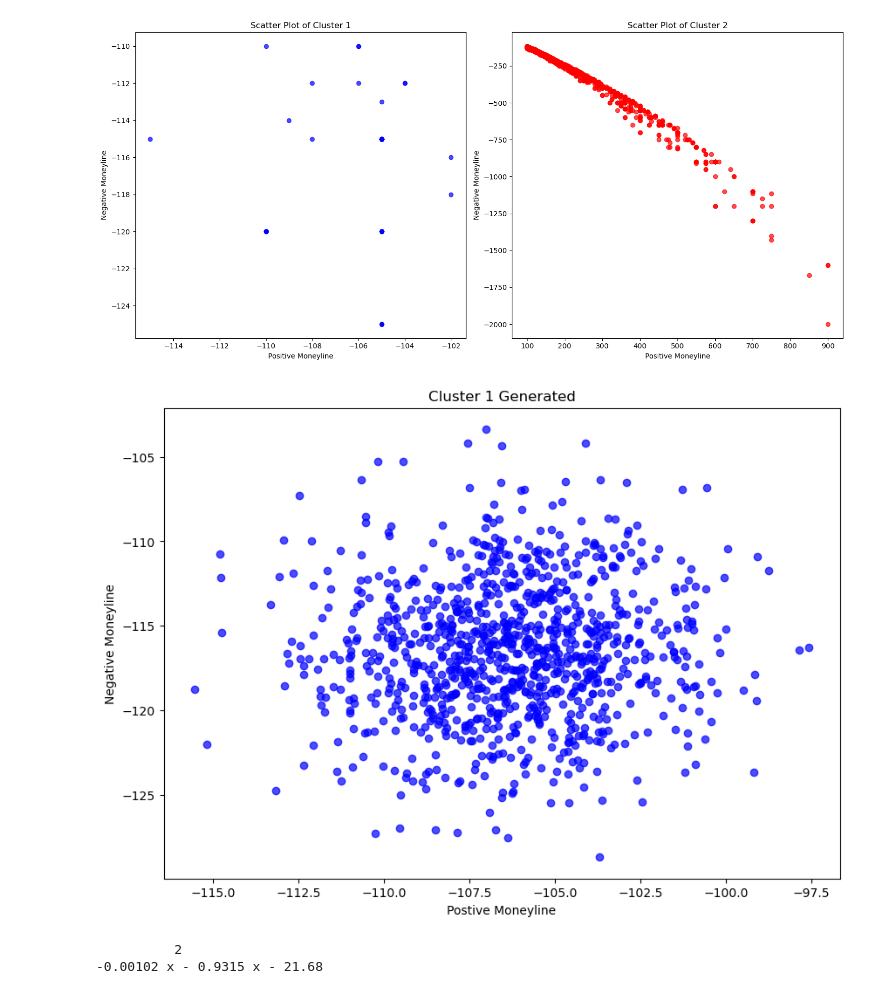
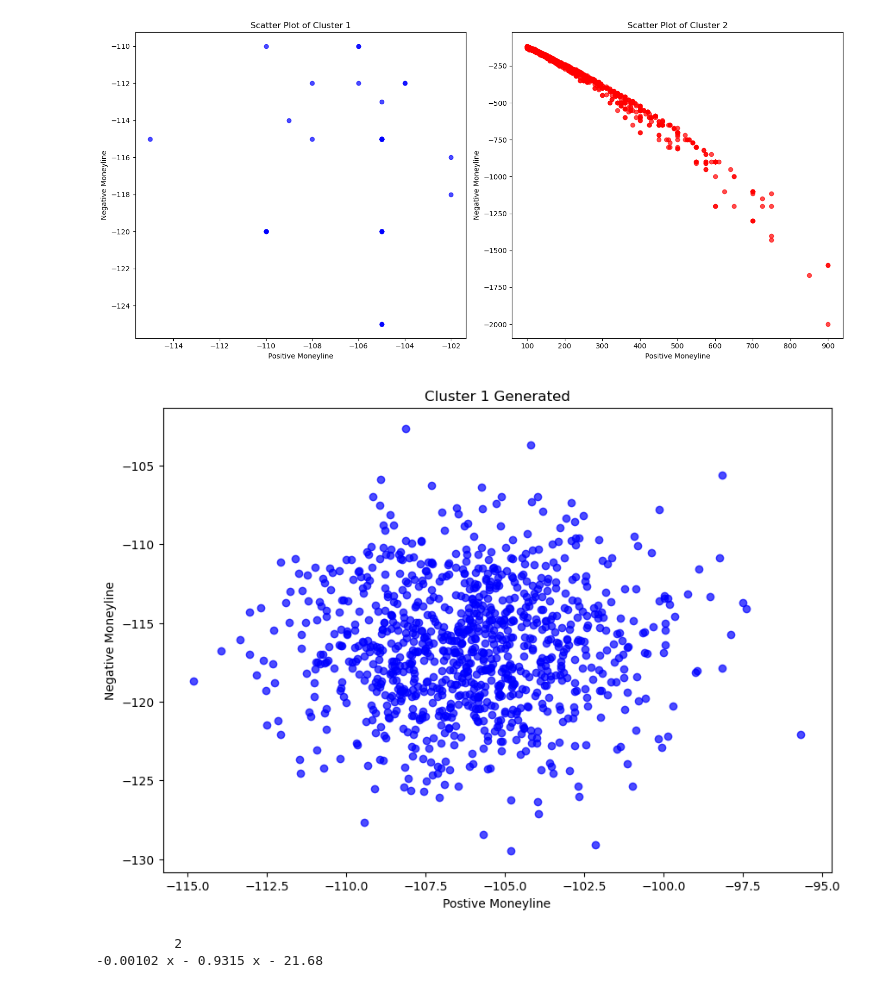
Before and after one commit to jakebirnbach/MoneyLineGANs, a Jupyter notebook: ML Models/stat_model.ipynb, the cells around one changed output. Saved outputs shown, nothing was run; the diff lists cells and outputs as text; code cells hidden in the pictures.

```diff
--- a/ML Models/stat_model.ipynb
+++ b/ML Models/stat_model.ipynb
@@ -150,14 +150,16 @@ m1.plot_clusters()b
 # %% [output]
 [figure]
 # %%
+data = rng.multivariate_normal(m1.c1_params['mu'], m1.c1_params['sigma'], size=1000)
+
 plt.figure(figsize=(10, 7))
 plt.scatter(data[:, 0], data[:, 1], color='blue', alpha=0.7)
 plt.title("Cluster 1 Generated")
 plt.xlabel("Postive Moneyline")
 plt.ylabel("Negative Moneyline")
 plt.show()
 # %% [output]
-[figure, old version]
+[figure, new version]
 # %%
 def plot_polynomial_regression(data, degree):
     """
```
Also changed, not shown: parts of 1 cell of this notebook.
